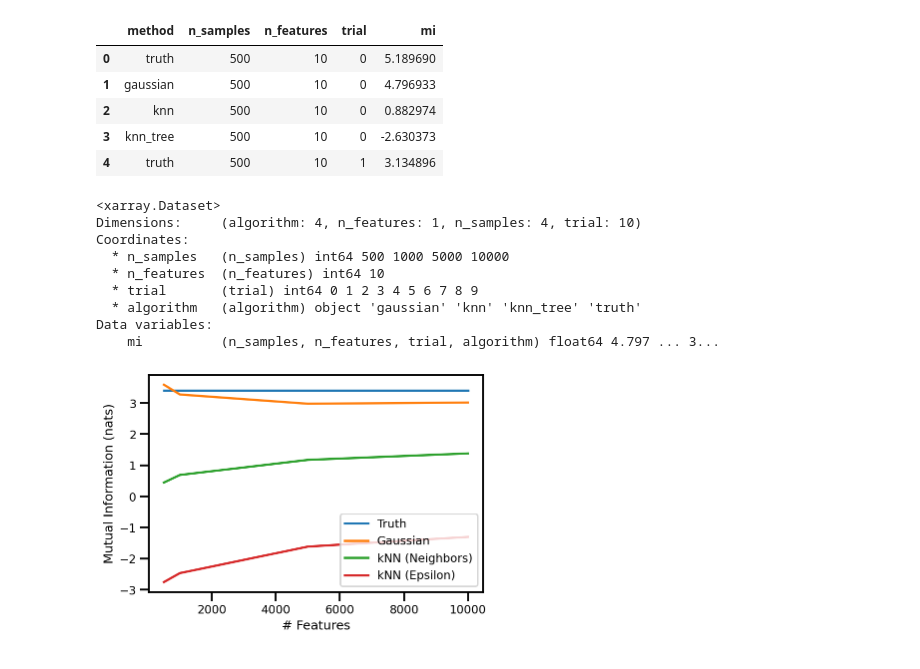
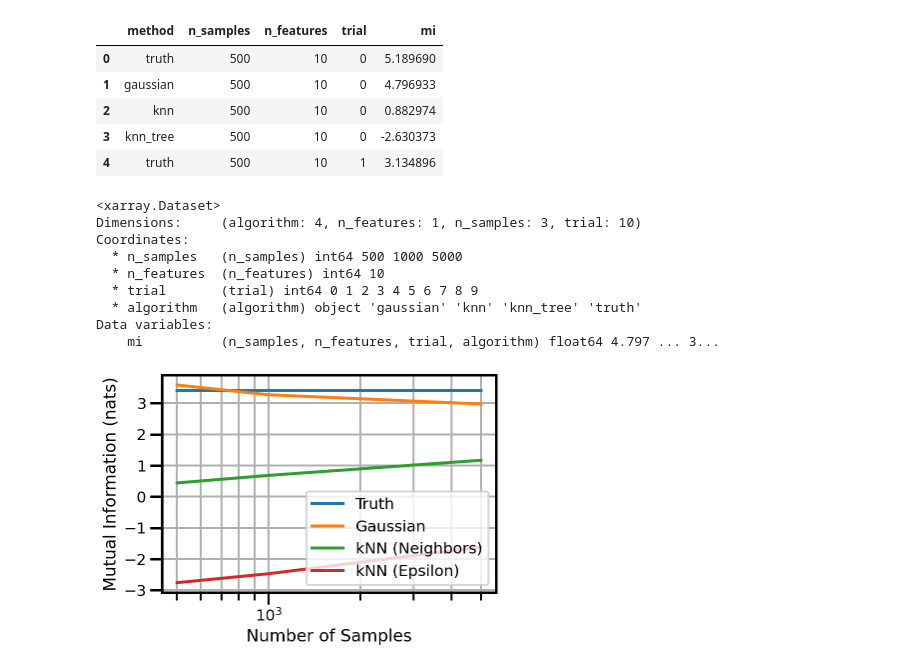
Before and after one commit to jejjohnson/pysim, a Jupyter notebook: notebooks/knn/knn_mi.ipynb, the cells around one changed output. Cells and saved outputs as stored; diff of their text form; code cells hidden in the pictures.

```diff
--- a/notebooks/knn/knn_mi.ipynb
+++ b/notebooks/knn/knn_mi.ipynb
@@ -20,7 +20,7 @@ import matplotlib.pyplot as plt
 # SEABORN SETTINGS
 import seaborn as sns
 
-sns.set_context(context="talk", font_scale=0.7)
+sns.set_context(context="poster", font_scale=0.7)
 
 %load_ext autoreload
 %autoreload 2
@@ -84,7 +89,11 @@ KNN (epsilon):  -0.1929 | Time: 1.0245 secs
 # %% [markdown]
 ## Demo Experiment
 # %%
-n_samples = [500, 1_000, 5_000, 10_000]  # 10_000, 30_000, 50_000]
+n_samples = [
+    500,
+    1_000,
+    5_000,
+]  # 10_000, 50_000, 100_000]  # 10_000, 30_000, 50_000]
 n_features = [10]  # [2, 3, 10, 50, 100]
 n_trials = 10
 df = 3
@@ -225,9 +234,9 @@ stats_ds = all_stats_.to_xarray()
 stats_ds
 # %% [output]
 <xarray.Dataset>
-Dimensions:     (algorithm: 4, n_features: 1, n_samples: 4, trial: 10)
+Dimensions:     (algorithm: 4, n_features: 1, n_samples: 3, trial: 10)
 Coordinates:
-  * n_samples   (n_samples) int64 500 1000 5000 10000
+  * n_samples   (n_samples) int64 500 1000 5000
   * n_features  (n_features) int64 10
   * trial       (trial) int64 0 1 2 3 4 5 6 7 8 9
   * algorithm   (algorithm) object 'gaussian' 'knn' 'knn_tree' 'truth'
@@ -236,23 +245,33 @@ Data variables:
 # %%
 fig, ax = plt.subplots()
 
 
 stats_ds.sel(n_features=n_features, algorithm="truth").mean(["trial"]).mi.plot(
     ax=ax, label="Truth"
 )
 stats_ds.sel(n_features=n_features, algorithm="gaussian").mean(["trial"]).mi.plot(
     ax=ax, label="Gaussian"
 )
 stats_ds.sel(n_features=n_features, algorithm="knn").mean(["trial"]).mi.plot(
     ax=ax, label="kNN (Neighbors)"
 )
 stats_ds.sel(n_features=n_features, algorithm="knn_tree").mean(["trial"]).mi.plot(
     ax=ax, label="kNN (Epsilon)"
 )
+# t = stats_ds.sel(n_features=10, algorithm="knn_tree").mean(["trial"]).mi
+# t *= np.log(2)
+# t.plot(ax=ax, label="kNN (Epsilon)", linewidth=5, linestyle="--")
 
-
-ax.set(xlabel="# Features", ylabel="Mutual Information (nats)", title="")
+ax.set(
+    xlabel="Number of Samples",
+    ylabel="Mutual Information (nats)",
+    title="",
+    xscale="log",
+)
+ax.grid(
+    True, which="both",
+)
 ax.legend()
 plt.show()
 # %% [output]
-[figure, old version]
+[figure, new version]
```
Also changed, not shown: parts of 8 cells of this notebook, 21 other files.
